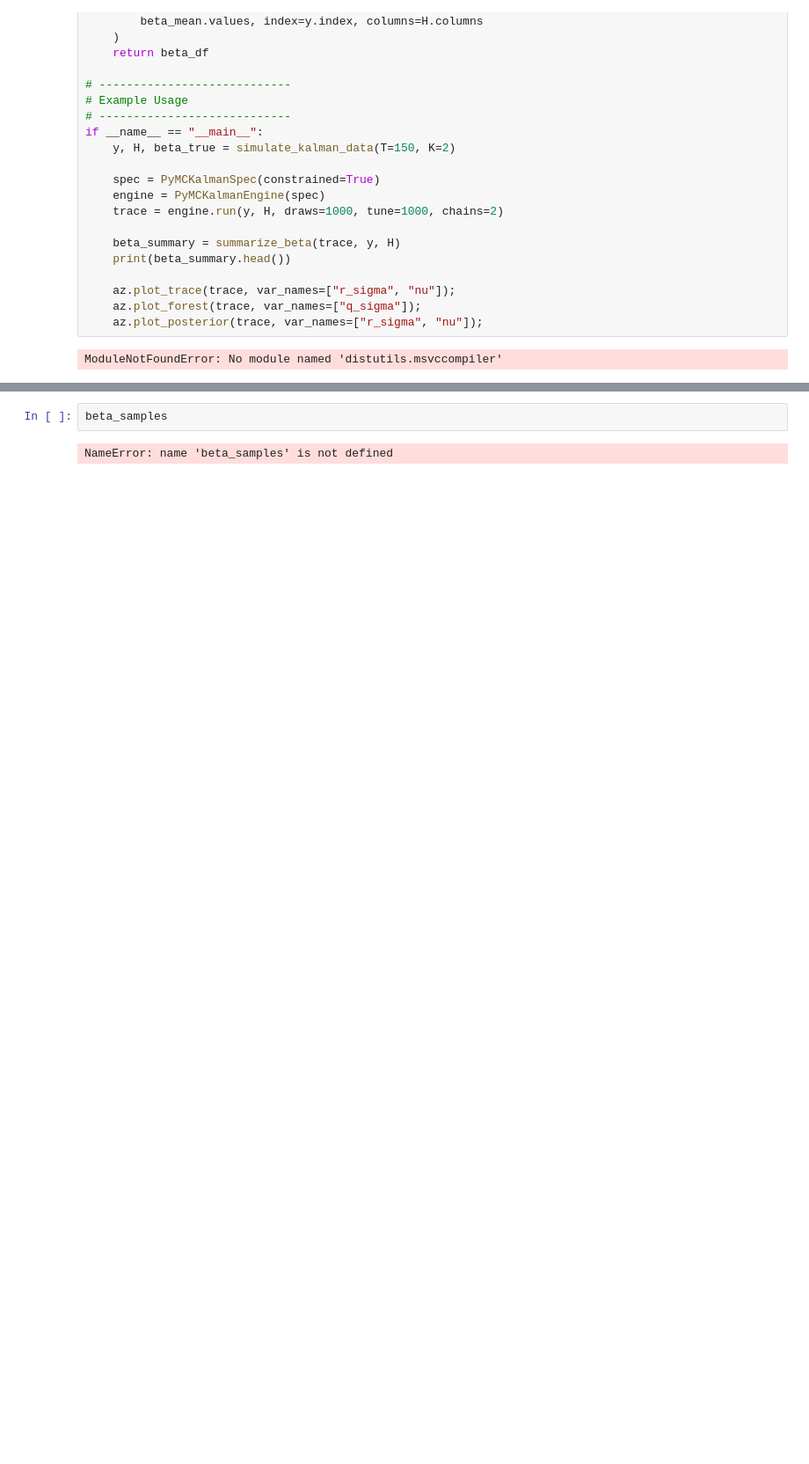
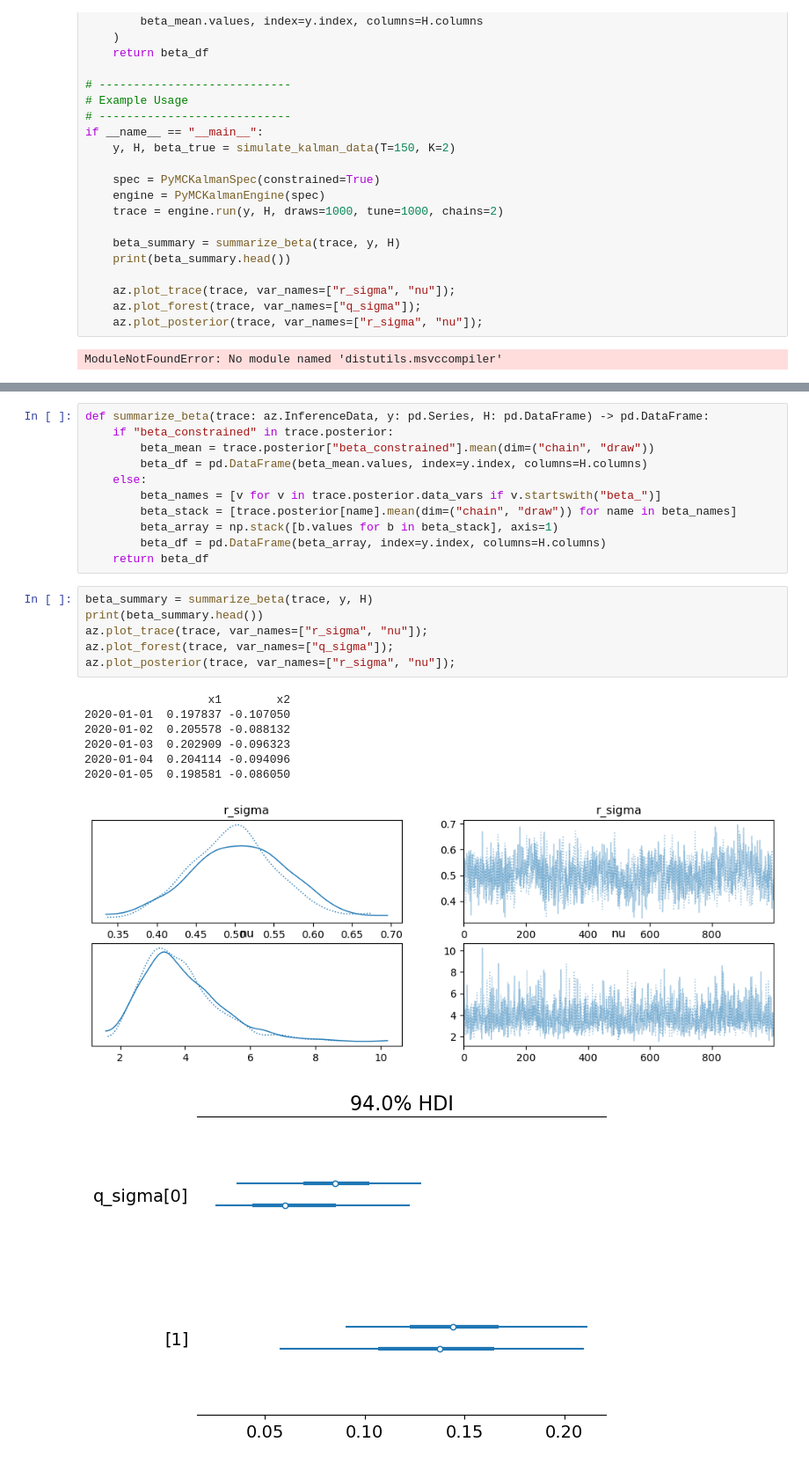
Before and after one commit to peterballaro/kalman_filter, a Jupyter notebook: filter_examples.ipynb, the cells around one changed output, grey strips where cells are left out. Shown: that part at 88% size. Cells and saved outputs as stored; diff of their text form; blank space fills up the shorter version.

```diff
--- a/filter_examples.ipynb
+++ b/filter_examples.ipynb
@@ -465,4 +467,26 @@ KeyError: "No variable named 'beta'. Did you mean one of ('beta_1', 'beta_0')?"
+# %%
+def summarize_beta(trace: az.InferenceData, y: pd.Series, H: pd.DataFrame) -> pd.DataFrame:
+    if "beta_constrained" in trace.posterior:
+        beta_mean = trace.posterior["beta_constrained"].mean(dim=("chain", "draw"))
+        beta_df = pd.DataFrame(beta_mean.values, index=y.index, columns=H.columns)
+    else:
+        beta_names = [v for v in trace.posterior.data_vars if v.startswith("beta_")]
+        beta_stack = [trace.posterior[name].mean(dim=("chain", "draw")) for name in beta_names]
+        beta_array = np.stack([b.values for b in beta_stack], axis=1)
+        beta_df = pd.DataFrame(beta_array, index=y.index, columns=H.columns)
+    return beta_df
 # %%
-beta_samples
+beta_summary = summarize_beta(trace, y, H)
+print(beta_summary.head())
+az.plot_trace(trace, var_names=["r_sigma", "nu"]);
+az.plot_forest(trace, var_names=["q_sigma"]);
+az.plot_posterior(trace, var_names=["r_sigma", "nu"]);
 # %% [output]
-NameError: name 'beta_samples' is not defined
+                  x1        x2
+2020-01-01  0.197837 -0.107050
+2020-01-02  0.205578 -0.088132
+2020-01-03  0.202909 -0.096323
+2020-01-04  0.204114 -0.094096
+2020-01-05  0.198581 -0.086050
+[figure, added]
+[figure, added]
```
Also changed, not shown: parts of 4 cells of this notebook.
